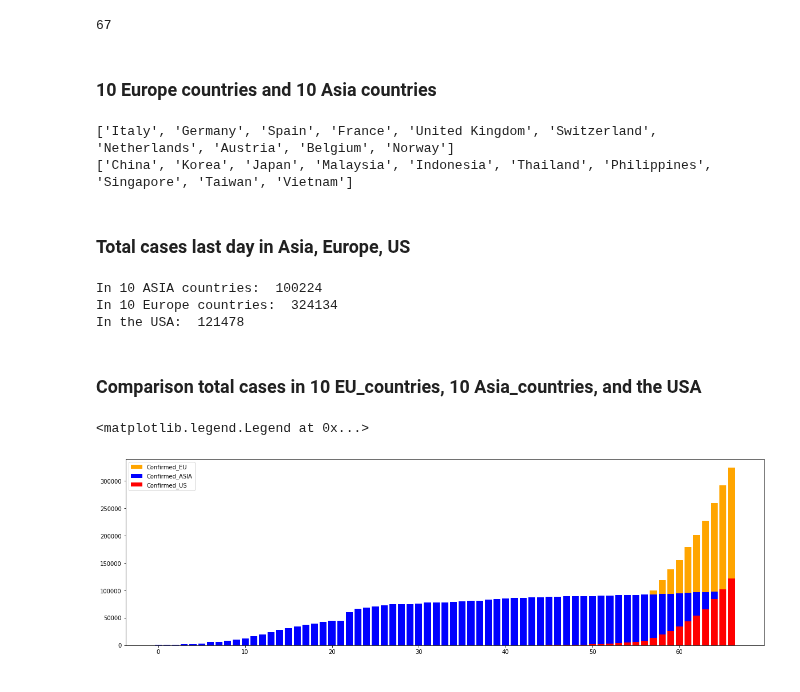
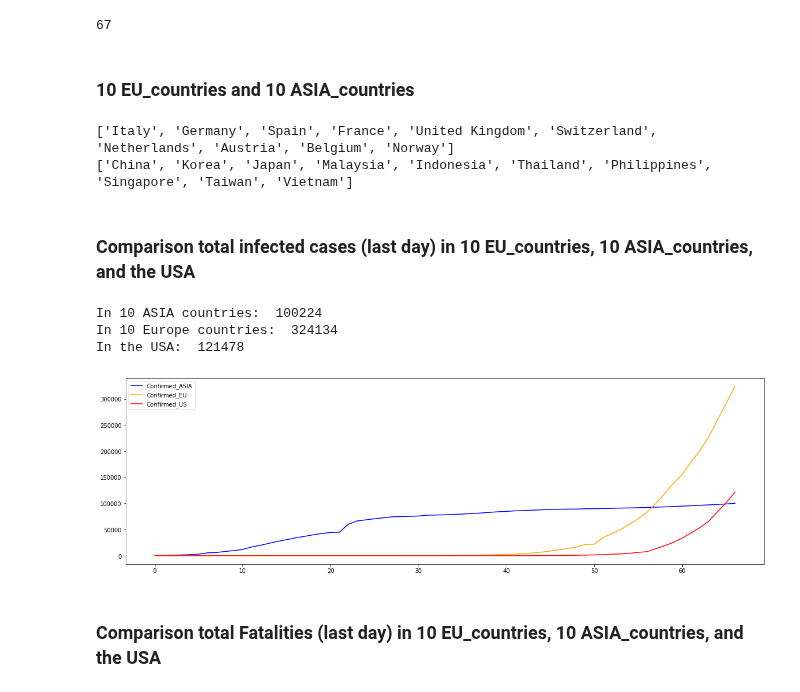
Before and after one commit to lphan/ML-Practices, a Jupyter notebook: 18_Covid-19/18_Covid-19_eu_asia.ipynb, the cells around one changed output. Cells and saved outputs as stored; diff of their text form; code cells hidden in the pictures.

Commit message:
Update total cases, fatalities, recovered in 10 EU countries and 10 ASIA countries

```diff
--- a/18_Covid-19/18_Covid-19_eu_asia.ipynb
+++ b/18_Covid-19/18_Covid-19_eu_asia.ipynb
@@ -27,31 +27,28 @@ len(data)
 # %% [output]
 67
 # %% [markdown]
-### 10 Europe countries and 10 Asia countries
+### 10 EU_countries and 10 ASIA_countries
 # %%
 print(eu_10_countries)
 print(asia_10countries)
 # %% [output]
 ['Italy', 'Germany', 'Spain', 'France', 'United Kingdom', 'Switzerland', 'Netherlands', 'Austria', 'Belgium', 'Norway']
 ['China', 'Korea', 'Japan', 'Malaysia', 'Indonesia', 'Thailand', 'Philippines', 'Singapore', 'Taiwan', 'Vietnam']
-# %% [markdown]
-### Total cases last day in Asia, Europe, US
+# %% [markdown]
+### Comparison total infected cases (last day) in 10 EU_countries, 10 ASIA_countries, and the USA
 # %%
+# Todo: bar_chart
+plt.plot(x_dat, asia_total, color='blue', label='Confirmed_ASIA')
+plt.plot(x_dat, eu_total, color='orange', label='Confirmed_EU')
+plt.plot(x_dat, y_dat_us, color='red', label='Confirmed_US')
+plt.legend()
 print("In 10 ASIA countries: ", asia_total[-1])
 print("In 10 Europe countries: ", eu_total[-1])
 print("In the USA: ", y_dat_us[-1])
 # %% [output]
 In 10 ASIA countries:  100224
 In 10 Europe countries:  324134
 In the USA:  121478
+[figure, added]
 # %% [markdown]
-### Comparison total cases in 10 EU_countries, 10 Asia_countries, and the USA
+### Comparison total Fatalities (last day) in 10 EU_countries, 10 ASIA_countries, and the USA
-# %%
-# Todo: bar_chart
-plt.bar(x_dat, eu_total, color='orange', label='Confirmed_EU')
-plt.bar(x_dat, asia_total, color='blue', label='Confirmed_ASIA')
-plt.bar(x_dat, y_dat_us, color='red', label='Confirmed_US')
-plt.legend()
-# %% [output]
-<matplotlib.legend.Legend at 0x...>
-[figure, removed]
```
Also changed, not shown: parts of 4 cells of this notebook, 1 other file.
